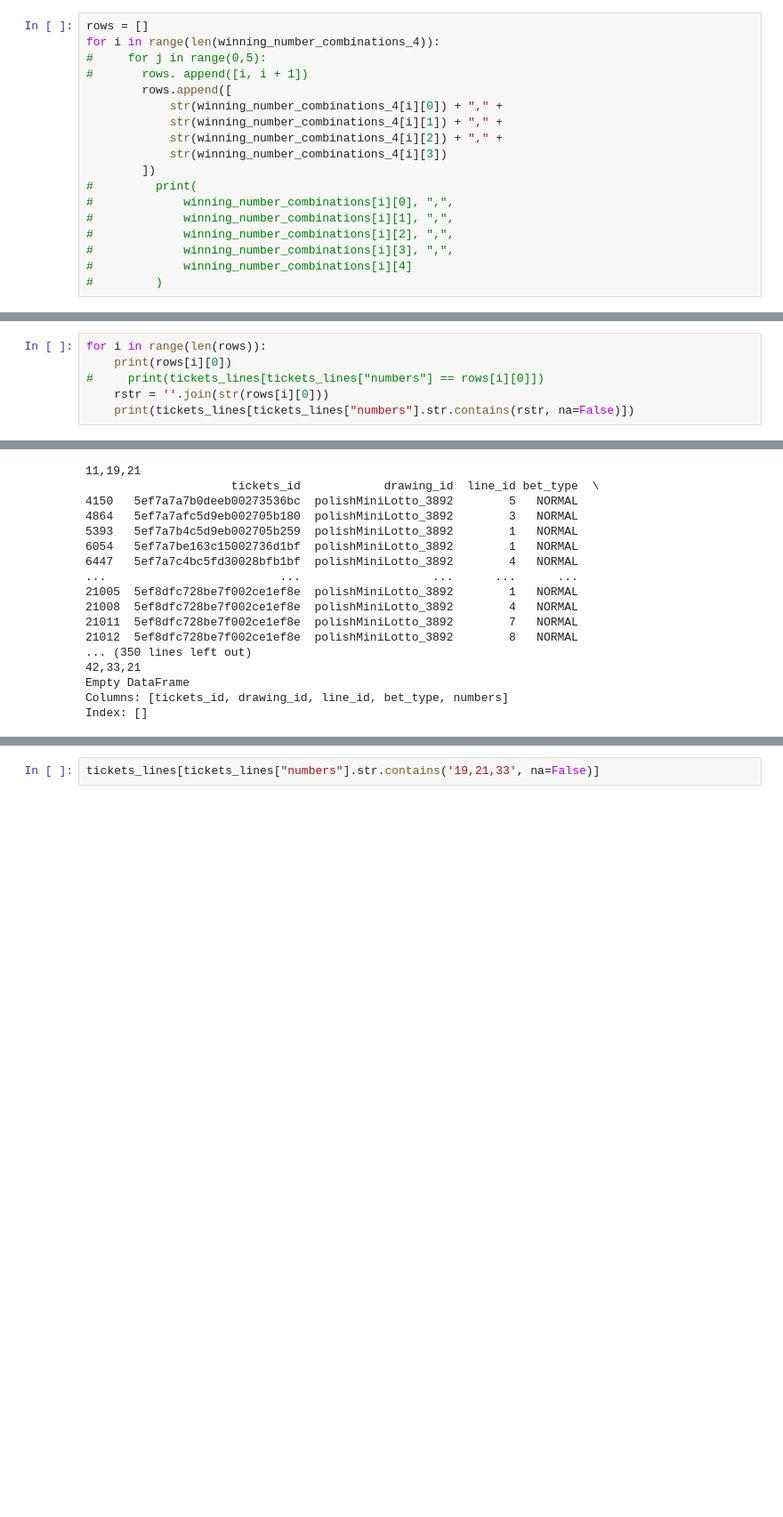
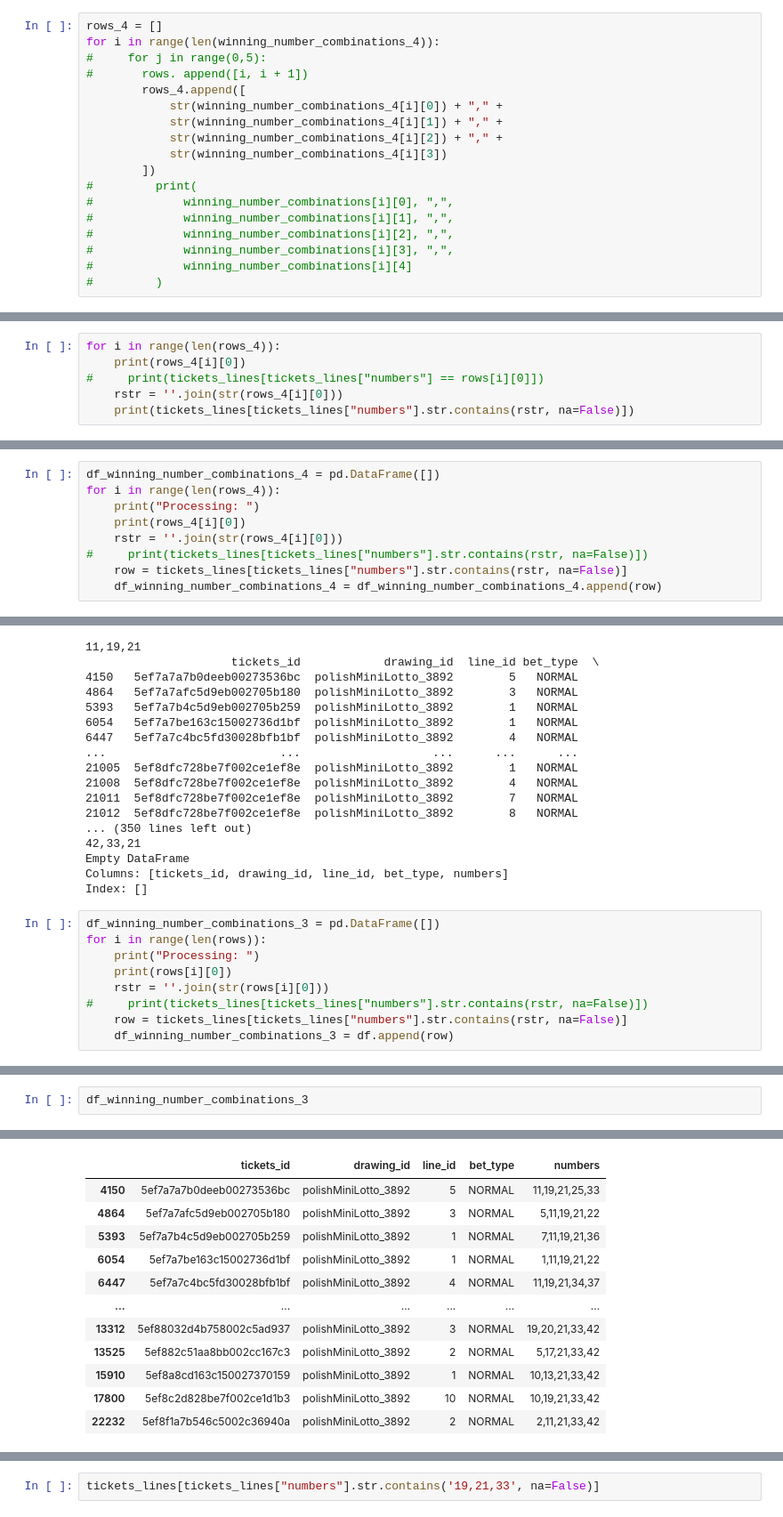
Before and after one commit to KonuTech/lotto1, a Jupyter notebook: assignment_01.ipynb, the cells around one changed output, grey strips where cells are left out. Shown at 89% size. Cells and saved outputs as stored; diff of their text form; blank space fills up the shorter version.

```diff
--- a/assignment_01.ipynb
+++ b/assignment_01.ipynb
@@ -556,11 +737,11 @@ winning_number_combinations_4[0]
 # %% [output]
 (11, 19, 21, 33)
 # %%
-rows = []
+rows_4 = []
 for i in range(len(winning_number_combinations_4)):
 #     for j in range(0,5):
 #       rows. append([i, i + 1])
-        rows.append([
+        rows_4.append([
             str(winning_number_combinations_4[i][0]) + "," +
             str(winning_number_combinations_4[i][1]) + "," +
             str(winning_number_combinations_4[i][2]) + "," +
@@ -602,10 +783,10 @@ rows[0][0]
 # %% [output]
 '11,19,21,33'
 # %%
-for i in range(len(rows)):
-    print(rows[i][0])
+for i in range(len(rows_4)):
+    print(rows_4[i][0])
 #     print(tickets_lines[tickets_lines["numbers"] == rows[i][0]])
-    rstr = ''.join(str(rows[i][0]))
+    rstr = ''.join(str(rows_4[i][0]))
     print(tickets_lines[tickets_lines["numbers"].str.contains(rstr, na=False)])
 # %% [output]
 11,19,21,33
@@ -625,3 +806,12 @@ Empty DataFrame
 Empty DataFrame
 Columns: [tickets_id, drawing_id, line_id, bet_type, numbers]
 Index: []
+# %%
+df_winning_number_combinations_4 = pd.DataFrame([])
+for i in range(len(rows_4)):
+    print("Processing: ")
+    print(rows_4[i][0])
+    rstr = ''.join(str(rows_4[i][0]))
+#     print(tickets_lines[tickets_lines["numbers"].str.contains(rstr, na=False)])
+    row = tickets_lines[tickets_lines["numbers"].str.contains(rstr, na=False)]
+    df_winning_number_combinations_4 = df_winning_number_combinations_4.append(row)
@@ -746,3 +1030,12 @@ for i in range(len(rows)):
 Empty DataFrame
 Columns: [tickets_id, drawing_id, line_id, bet_type, numbers]
 Index: []
+# %%
+df_winning_number_combinations_3 = pd.DataFrame([])
+for i in range(len(rows)):
+    print("Processing: ")
+    print(rows[i][0])
+    rstr = ''.join(str(rows[i][0]))
+#     print(tickets_lines[tickets_lines["numbers"].str.contains(rstr, na=False)])
+    row = tickets_lines[tickets_lines["numbers"].str.contains(rstr, na=False)]
+    df_winning_number_combinations_3 = df.append(row)
@@ -748,0 +1060,3 @@ Index: []
+# %%
+df_winning_number_combinations_3
+# %% [output]
@@ -748,0 +1064,12 @@ Index: []
+|  | tickets_id | drawing_id | line_id | bet_type | numbers |
+| 4150 | 5ef7a7a7b0deeb00273536bc | polishMiniLotto_3892 | 5 | NORMAL | 11,19,21,25,33 |
+| 4864 | 5ef7a7afc5d9eb002705b180 | polishMiniLotto_3892 | 3 | NORMAL | 5,11,19,21,22 |
+| 5393 | 5ef7a7b4c5d9eb002705b259 | polishMiniLotto_3892 | 1 | NORMAL | 7,11,19,21,36 |
+| 6054 | 5ef7a7be163c15002736d1bf | polishMiniLotto_3892 | 1 | NORMAL | 1,11,19,21,22 |
+| 6447 | 5ef7a7c4bc5fd30028bfb1bf | polishMiniLotto_3892 | 4 | NORMAL | 11,19,21,34,37 |
+| ... | ... | ... | ... | ... | ... |
+| 13312 | 5ef88032d4b758002c5ad937 | polishMiniLotto_3892 | 3 | NORMAL | 19,20,21,33,42 |
+| 13525 | 5ef882c51aa8bb002cc167c3 | polishMiniLotto_3892 | 2 | NORMAL | 5,17,21,33,42 |
+| 15910 | 5ef8a8cd163c150027370159 | polishMiniLotto_3892 | 1 | NORMAL | 10,13,21,33,42 |
+| 17800 | 5ef8c2d828be7f002ce1d1b3 | polishMiniLotto_3892 | 10 | NORMAL | 10,19,21,33,42 |
+| 22232 | 5ef8f1a7b546c5002c36940a | polishMiniLotto_3892 | 2 | NORMAL | 2,11,21,33,42 |
```
Also changed, not shown: parts of 80 cells of this notebook, 10 other files.
